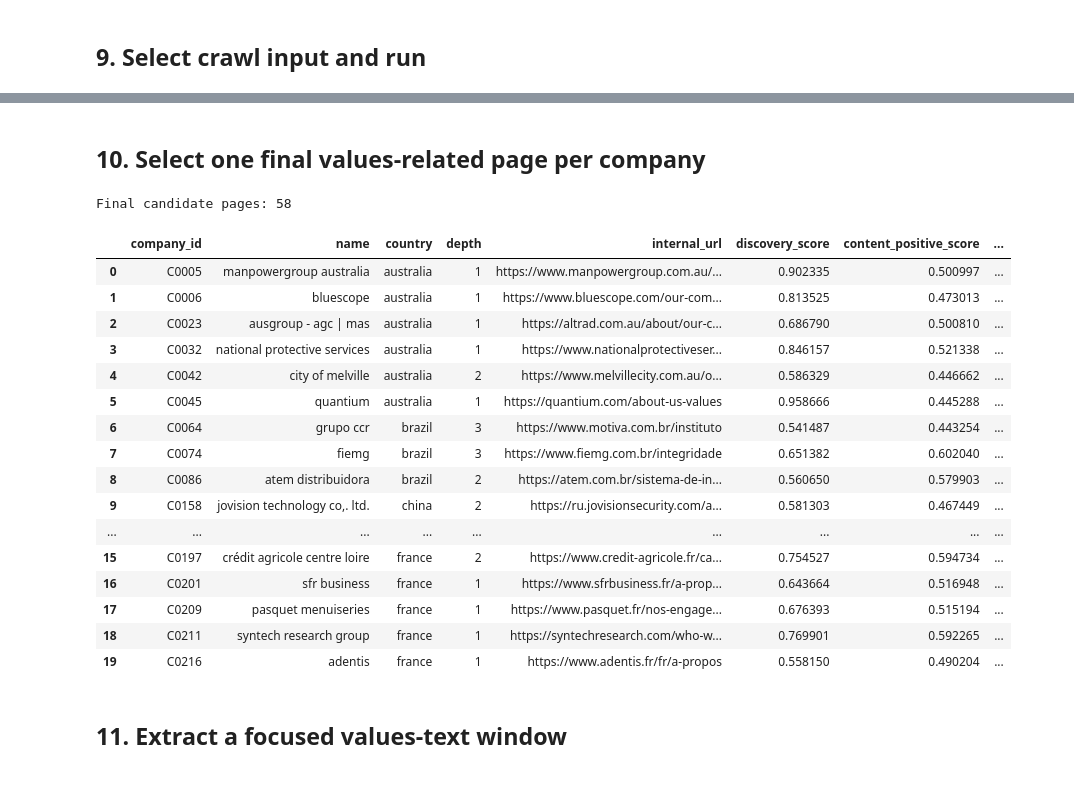
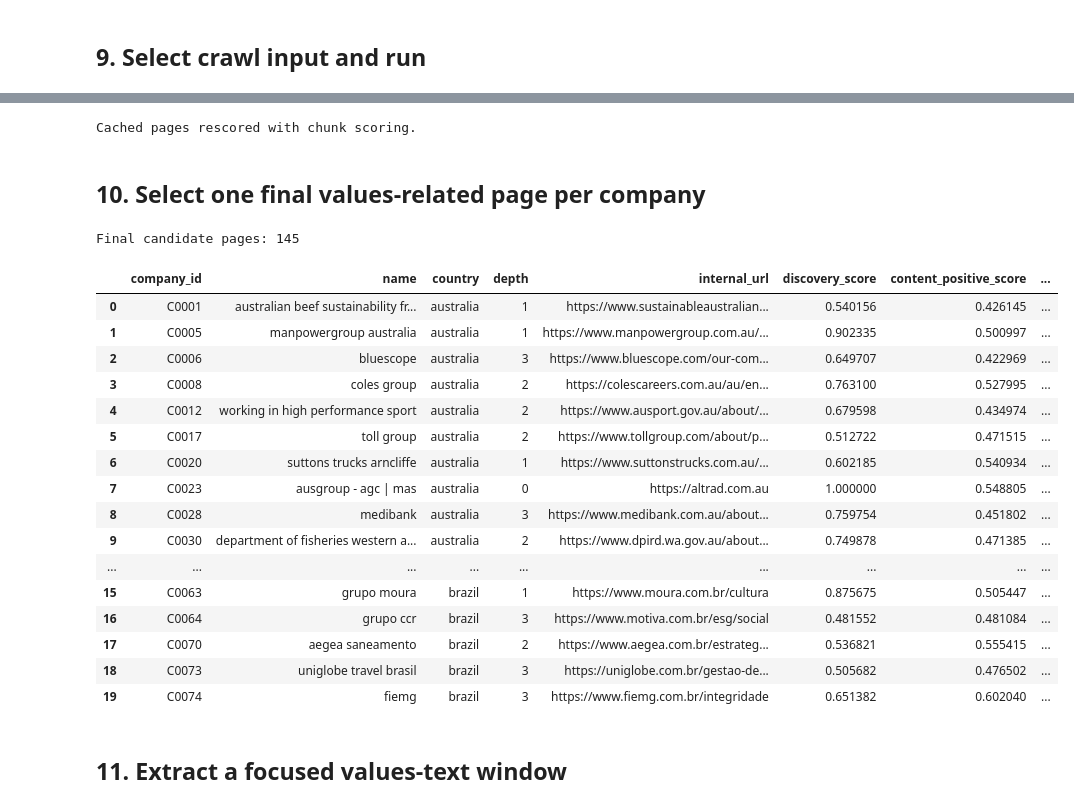
Before and after one commit to namanhtran200421/testing_ground, a Jupyter notebook: notebooks/Notebook_2_updated.ipynb, the cells around one changed output, grey strips where cells are left out. Saved outputs shown, nothing was run; the diff lists cells and outputs as text; code cells hidden in the pictures.

```diff
--- a/notebooks/Notebook_2_updated.ipynb
+++ b/notebooks/Notebook_2_updated.ipynb
@@ -59,8 +59,8 @@ MAX_CRAWL_DEPTH = 3
 MAX_PAGES_PER_COMPANY = 12
 MAX_CHILDREN_PER_PAGE = 2
 
-MIN_CONTENT_SIMILARITY = 0.44
-MIN_SEMANTIC_MARGIN = 0.12
+MIN_CONTENT_SIMILARITY = 0.42
+MIN_SEMANTIC_MARGIN = 0.08
 MIN_LINK_SIMILARITY = 0.38
 
 MIN_PAGE_TEXT_CHARACTERS = 300
@@ -77,7 +77,7 @@ RUN_SIZE: int | str = 500
 # Set a flag to True only when that stage must be run again.
 RERUN_ROBOTS = False
 RERUN_HOMEPAGES = False
-RERUN_CRAWL = True
+RERUN_CRAWL = False
 RERUN_TRANSLATION = False
 
 RANDOM_SEED = 42
@@ -1363,3 +1451,35 @@ Companies crawled: 486
+# %%
+successful_page_mask = (
+    df_crawled_pages["crawl_error"].fillna("").eq("")
+    & df_crawled_pages["page_text"].fillna("").str.strip().ne("")
+)
+
+rescored_pages = (
+    df_crawled_pages.loc[
+        successful_page_mask,
+        "page_text",
+    ]
+    .apply(score_page_content)
+    .apply(pd.Series)
+)
+
+df_crawled_pages.loc[
+    successful_page_mask,
+    [
+        "content_positive_score",
+        "content_negative_score",
+        "semantic_margin",
+    ],
+] = rescored_pages.to_numpy()
+
+df_crawled_pages.to_csv(
+    CRAWL_AUDIT_OUTPUT_CSV,
+    index=False,
+)
+
+print("Cached pages rescored with chunk scoring.")
+# %% [output]
+Cached pages rescored with chunk scoring.
 # %% [markdown]
 ## 10. Select one final values-related page per company
 # %%
@@ -1443,10 +1563,10 @@ df_valid_pages = pd.concat(
 # Multilingual acceptance rule
 df_valid_pages["contains_value_signal"] = (
     (df_valid_pages["value_section_matches"] >= 1)
-    | (df_valid_pages["named_value_matches"] >= 3)
+    | (df_valid_pages["named_value_matches"] >= 2)
     | (
-        (df_valid_pages["content_positive_score"] >= 0.50)
-        & (df_valid_pages["semantic_margin"] >= 0.15)
+        (df_valid_pages["content_positive_score"] >= 0.46)
+        & (df_valid_pages["semantic_margin"] >= 0.10)
     )
 )
 
@@ -1488,50 +1608,50 @@ production_final_df = (
     )
     .rename(
         columns={
             "url": "internal_url",
             "fetch_url": "candidate_fetch_url",
             "status_code": "candidate_status_code",
             "page_text": "candidate_text",
             "crawl_error": "candidate_error",
         }
     )
     .reset_index(drop=True)
 )
 
 print("Final candidate pages:", len(production_final_df))
 production_final_df[
     [
         "company_id",
         "name",
         "country",
         "depth",
         "internal_url",
         "discovery_score",
        "content_positive_score",
 "content_negative_score",
 "semantic_margin",
         "matched_theme",
     ]
 ].head(20)
 # %% [output]
-Final candidate pages: 58
+Final candidate pages: 145
 |  | company_id | name | country | depth | internal_url | discovery_score | content_positive_score | ... |
-| 0 | C0005 | manpowergroup australia | australia | 1 | https://www.manpowergroup.com.au/... | 0.902335 | 0.500997 | ... |
-| 1 | C0006 | bluescope | australia | 1 | https://www.bluescope.com/our-com... | 0.813525 | 0.473013 | ... |
-| 2 | C0023 | ausgroup - agc | mas | australia | 1 | https://altrad.com.au/about/our-c... | 0.686790 | 0.500810 | ... |
-| 3 | C0032 | national protective services | australia | 1 | https://www.nationalprotectiveser... | 0.846157 | 0.521338 | ... |
-| 4 | C0042 | city of melville | australia | 2 | https://www.melvillecity.com.au/o... | 0.586329 | 0.446662 | ... |
-| 5 | C0045 | quantium | australia | 1 | https://quantium.com/about-us-values | 0.958666 | 0.445288 | ... |
-| 6 | C0064 | grupo ccr | brazil | 3 | https://www.motiva.com.br/instituto | 0.541487 | 0.443254 | ... |
-| 7 | C0074 | fiemg | brazil | 3 | https://www.fiemg.com.br/integridade | 0.651382 | 0.602040 | ... |
-| 8 | C0086 | atem distribuidora | brazil | 2 | https://atem.com.br/sistema-de-in... | 0.560650 | 0.579903 | ... |
-| 9 | C0158 | jovision technology co,. ltd. | china | 2 | https://ru.jovisionsecurity.com/a... | 0.581303 | 0.467449 | ... |
+| 0 | C0001 | australian beef sustainability fr... | australia | 1 | https://www.sustainableaustralian... | 0.540156 | 0.426145 | ... |
+| 1 | C0005 | manpowergroup australia | australia | 1 | https://www.manpowergroup.com.au/... | 0.902335 | 0.500997 | ... |
+| 2 | C0006 | bluescope | australia | 3 | https://www.bluescope.com/our-com... | 0.649707 | 0.422969 | ... |
+| 3 | C0008 | coles group | australia | 2 | https://colescareers.com.au/au/en... | 0.763100 | 0.527995 | ... |
+| 4 | C0012 | working in high performance sport | australia | 2 | https://www.ausport.gov.au/about/... | 0.679598 | 0.434974 | ... |
+| 5 | C0017 | toll group | australia | 2 | https://www.tollgroup.com/about/p... | 0.512722 | 0.471515 | ... |
+| 6 | C0020 | suttons trucks arncliffe | australia | 1 | https://www.suttonstrucks.com.au/... | 0.602185 | 0.540934 | ... |
+| 7 | C0023 | ausgroup - agc | mas | australia | 0 | https://altrad.com.au | 1.000000 | 0.548805 | ... |
+| 8 | C0028 | medibank | australia | 3 | https://www.medibank.com.au/about... | 0.759754 | 0.451802 | ... |
+| 9 | C0030 | department of fisheries western a... | australia | 2 | https://www.dpird.wa.gov.au/about... | 0.749878 | 0.471385 | ... |
 | ... | ... | ... | ... | ... | ... | ... | ... | ... |
-| 15 | C0197 | crédit agricole centre loire | france | 2 | https://www.credit-agricole.fr/ca... | 0.754527 | 0.594734 | ... |
-| 16 | C0201 | sfr business | france | 1 | https://www.sfrbusiness.fr/a-prop... | 0.643664 | 0.516948 | ... |
-| 17 | C0209 | pasquet menuiseries | france | 1 | https://www.pasquet.fr/nos-engage... | 0.676393 | 0.515194 | ... |
-| 18 | C0211 | syntech research group | france | 1 | https://syntechresearch.com/who-w... | 0.769901 | 0.592265 | ... |
-| 19 | C0216 | adentis | france | 1 | https://www.adentis.fr/fr/a-propos | 0.558150 | 0.490204 | ... |
+| 15 | C0063 | grupo moura | brazil | 1 | https://www.moura.com.br/cultura | 0.875675 | 0.505447 | ... |
+| 16 | C0064 | grupo ccr | brazil | 3 | https://www.motiva.com.br/esg/social | 0.481552 | 0.481084 | ... |
+| 17 | C0070 | aegea saneamento | brazil | 2 | https://www.aegea.com.br/estrateg... | 0.536821 | 0.555415 | ... |
+| 18 | C0073 | uniglobe travel brasil | brazil | 3 | https://uniglobe.com.br/gestao-de... | 0.505682 | 0.476502 | ... |
+| 19 | C0074 | fiemg | brazil | 3 | https://www.fiemg.com.br/integridade | 0.651382 | 0.602040 | ... |
 # %% [markdown]
 ## 11. Extract a focused values-text window
 # %%
```
Also changed, not shown: parts of 7 cells of this notebook.
